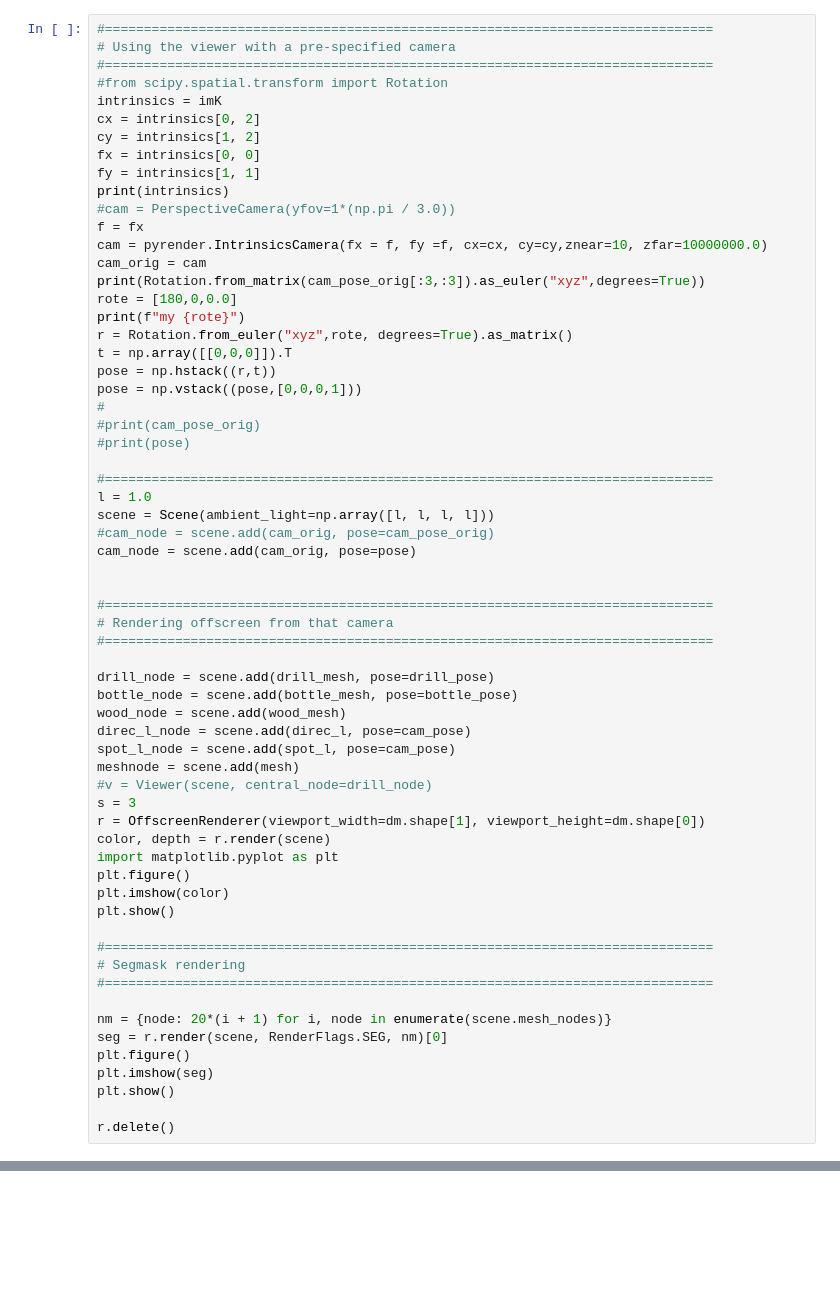
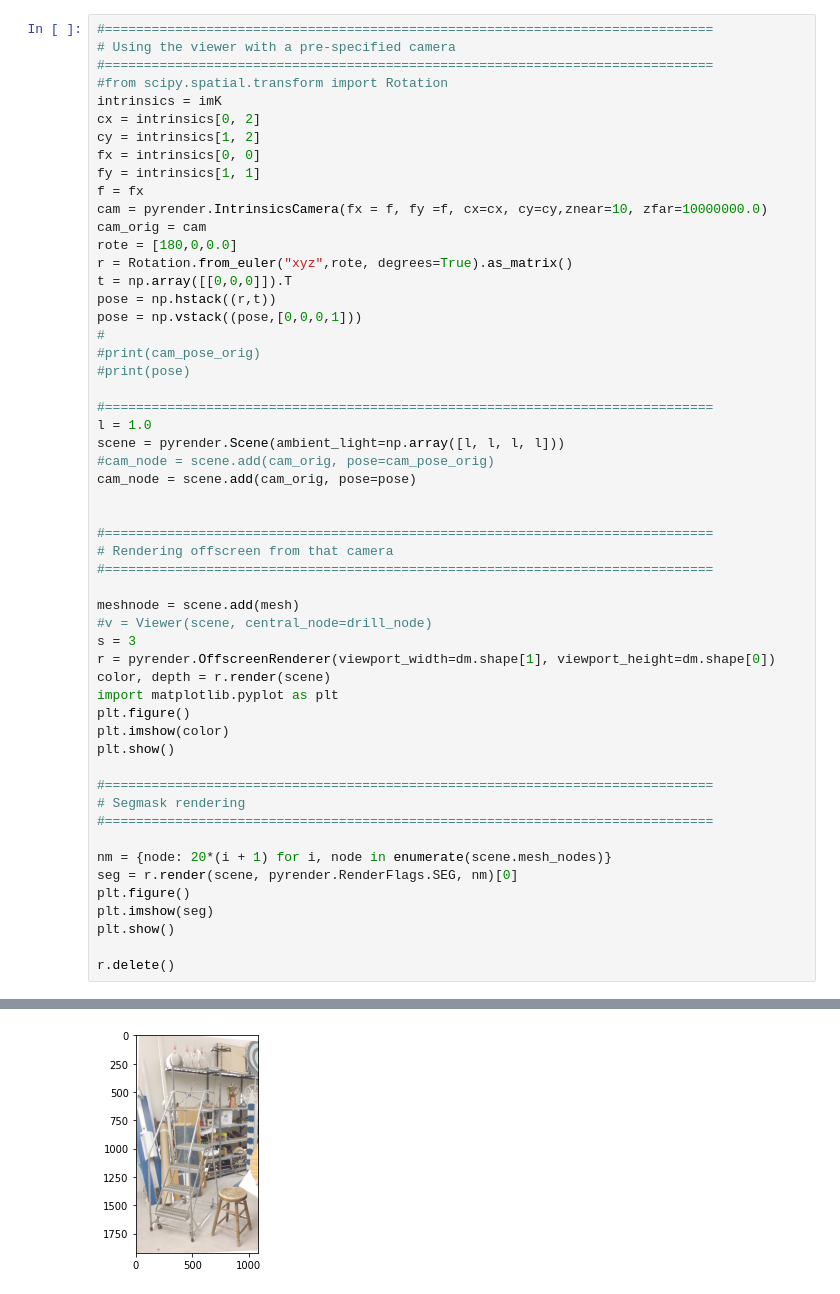
Before and after one commit to ushichka/dmcp, a Jupyter notebook: notebooks/pyrender_test.ipynb, the cells around one changed output, grey strips where cells are left out. Saved outputs shown, nothing was run; the diff lists cells and outputs as text; blank space fills up the shorter version.

```diff
--- a/notebooks/pyrender_test.ipynb
+++ b/notebooks/pyrender_test.ipynb
@@ -199,14 +72,10 @@ cx = intrinsics[0, 2]
 cy = intrinsics[1, 2]
 fx = intrinsics[0, 0]
 fy = intrinsics[1, 1]
-print(intrinsics)
-#cam = PerspectiveCamera(yfov=1*(np.pi / 3.0))
 f = fx
 cam = pyrender.IntrinsicsCamera(fx = f, fy =f, cx=cx, cy=cy,znear=10, zfar=10000000.0)
 cam_orig = cam
-print(Rotation.from_matrix(cam_pose_orig[:3,:3]).as_euler("xyz",degrees=True))
 rote = [180,0,0.0]
-print(f"my {rote}")
 r = Rotation.from_euler("xyz",rote, degrees=True).as_matrix()
 t = np.array([[0,0,0]]).T
 pose = np.hstack((r,t))
@@ -217,7 +86,7 @@ pose = np.vstack((pose,[0,0,0,1]))
 
 #==============================================================================
 l = 1.0
-scene = Scene(ambient_light=np.array([l, l, l, l]))
+scene = pyrender.Scene(ambient_light=np.array([l, l, l, l]))
 #cam_node = scene.add(cam_orig, pose=cam_pose_orig)
 cam_node = scene.add(cam_orig, pose=pose)
 
@@ -226,15 +95,10 @@ cam_node = scene.add(cam_orig, pose=pose)
 # Rendering offscreen from that camera
 #==============================================================================
 
-drill_node = scene.add(drill_mesh, pose=drill_pose)
-bottle_node = scene.add(bottle_mesh, pose=bottle_pose)
-wood_node = scene.add(wood_mesh)
-direc_l_node = scene.add(direc_l, pose=cam_pose)
-spot_l_node = scene.add(spot_l, pose=cam_pose)
 meshnode = scene.add(mesh)
 #v = Viewer(scene, central_node=drill_node)
 s = 3
-r = OffscreenRenderer(viewport_width=dm.shape[1], viewport_height=dm.shape[0])
+r = pyrender.OffscreenRenderer(viewport_width=dm.shape[1], viewport_height=dm.shape[0])
 color, depth = r.render(scene)
 import matplotlib.pyplot as plt
 plt.figure()
@@ -246,7 +110,7 @@ plt.show()
 #==============================================================================
 
 nm = {node: 20*(i + 1) for i, node in enumerate(scene.mesh_nodes)}
-seg = r.render(scene, RenderFlags.SEG, nm)[0]
+seg = r.render(scene, pyrender.RenderFlags.SEG, nm)[0]
 plt.figure()
 plt.imshow(seg)
 plt.show()
@@ -256,0 +120 @@ SyntaxError: closing parenthesis ']' does not match opening parenthesis '(' (254
+[figure, added]
```
Also changed, not shown: parts of 6 cells of this notebook, 2 other files.
